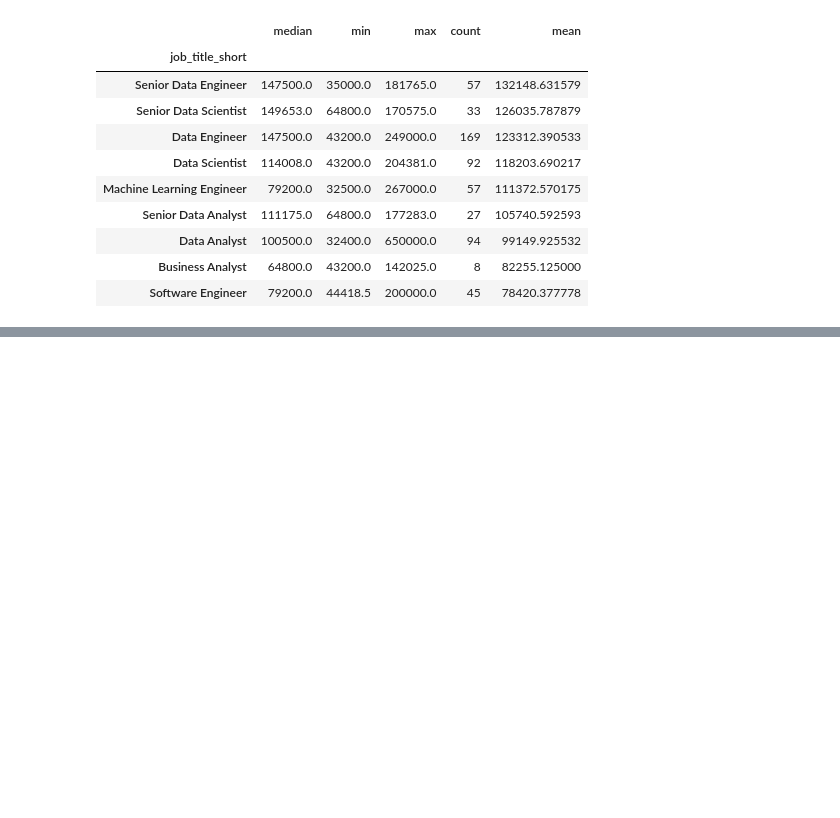
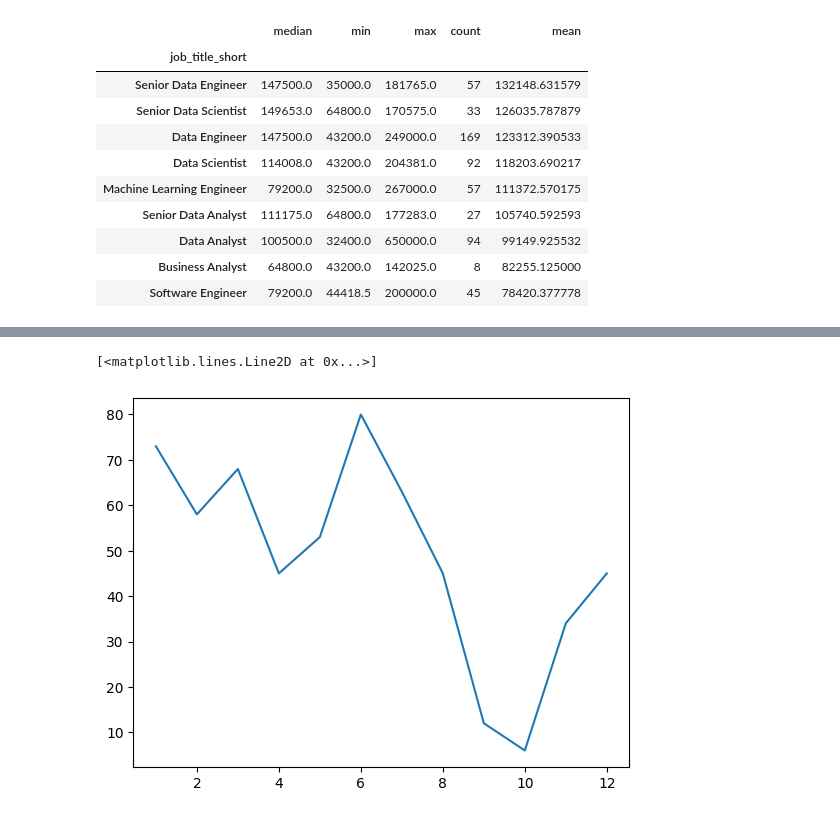
Before and after one commit to imchinmay/Python, a Jupyter notebook: 01_Basics/27_Exercise_Pandas_Basics.ipynb, the cells around one changed output, grey strips where cells are left out. Saved outputs shown, nothing was run; the diff lists cells and outputs as text; code cells hidden in the pictures; blank space fills up the shorter version.

```diff
--- a/01_Basics/27_Exercise_Pandas_Basics.ipynb
+++ b/01_Basics/27_Exercise_Pandas_Basics.ipynb
@@ -346,0 +377,5 @@ in_data.groupby('job_title_short')['salary_year_avg'].agg(['median', 'min', 'max
+# %%
+plt.plot(month_counts.index, month_counts)
+# %% [output]
+[<matplotlib.lines.Line2D at 0x...>]
+[figure, added]
```
Also changed, not shown: parts of 9 cells of this notebook.
